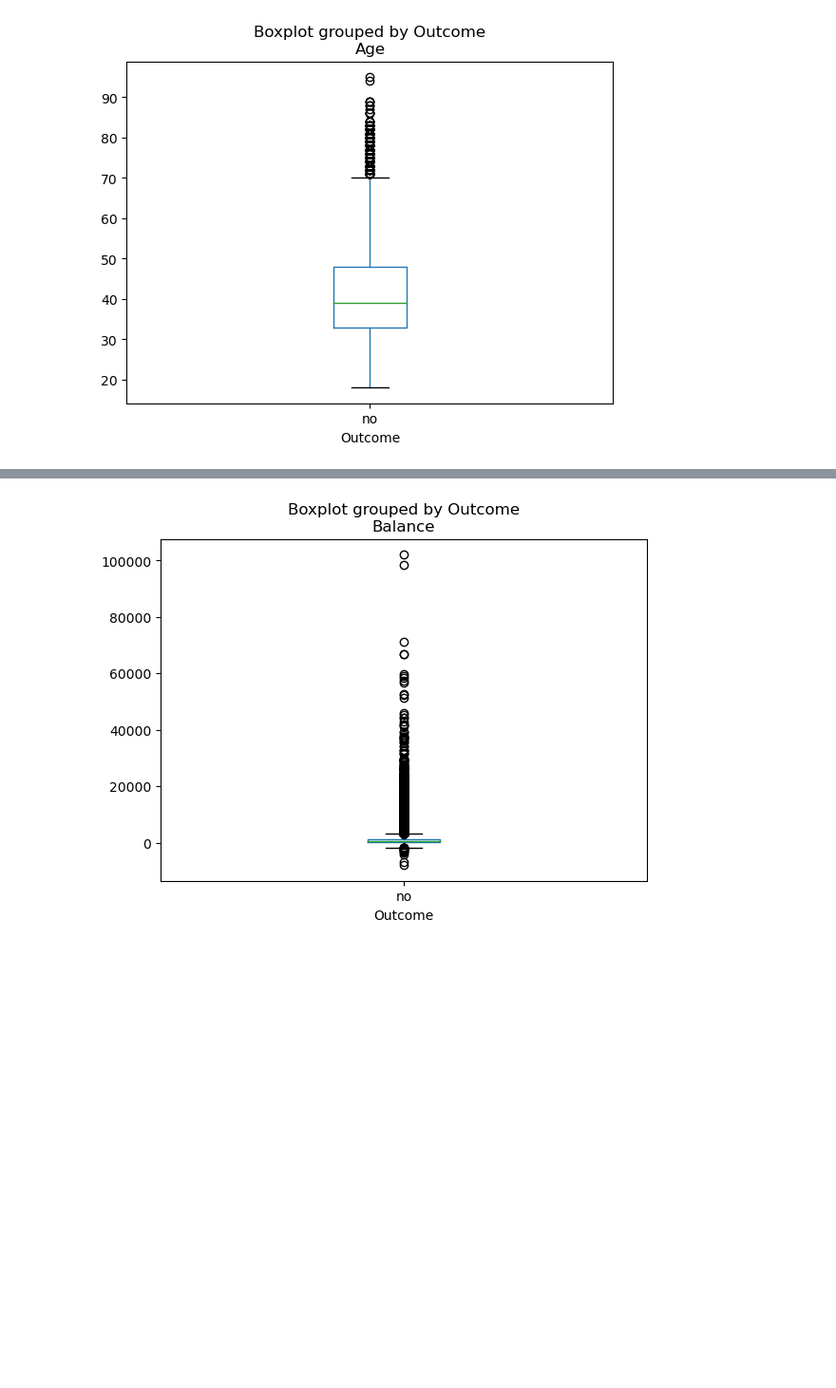
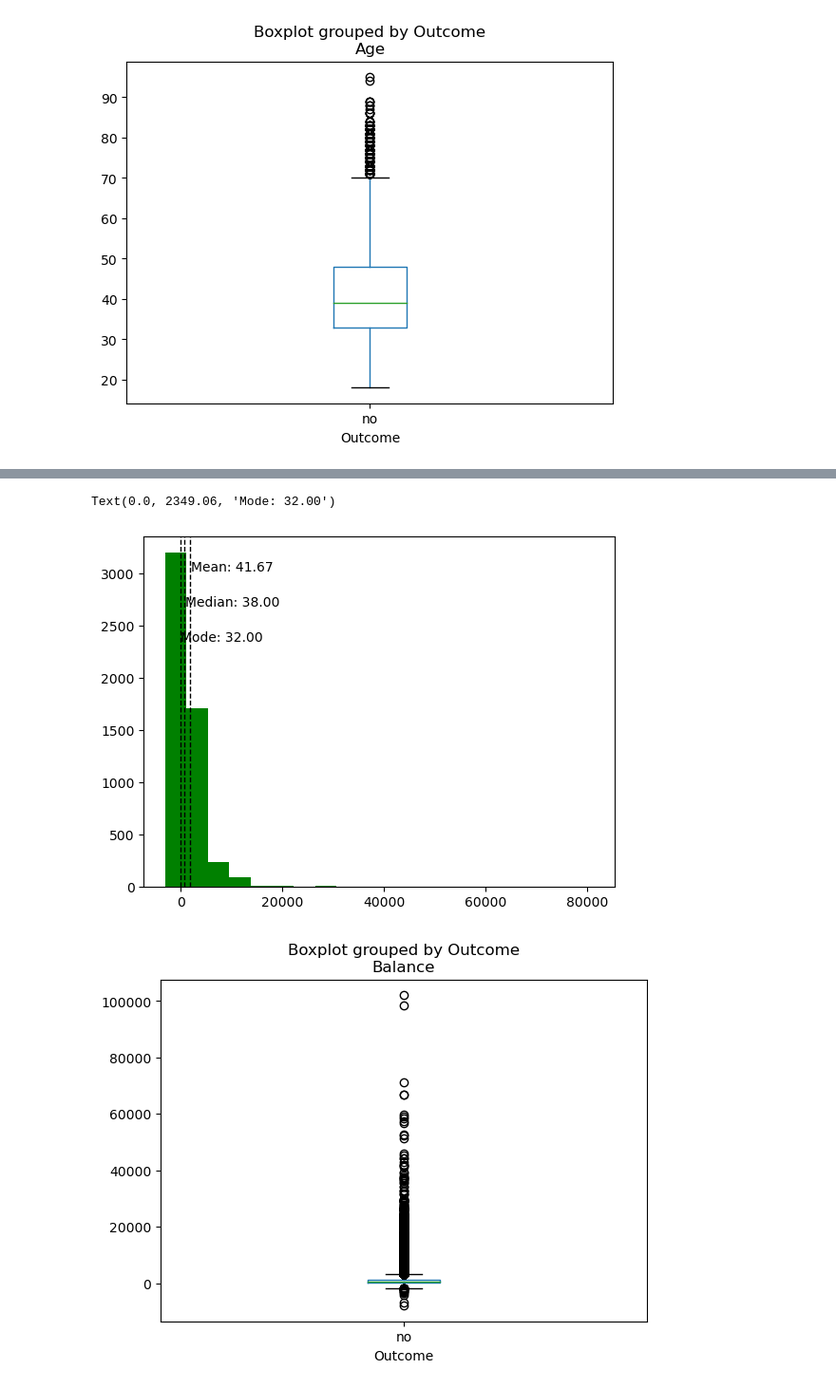
Before and after one commit to Prachi-Shah1002/Project_1, a Jupyter notebook: Main.ipynb, the cells around one changed output, grey strips where cells are left out. Shown: that part at 95% size. Drawn from its saved outputs; the diff is of its cells as text; code cells hidden in the pictures; blank space fills up the shorter version.

```diff
--- a/Main.ipynb
+++ b/Main.ipynb
@@ -545,3 +559,18 @@ Text(42.900000000000006, 5000.204999999999, 'Median: 39.00')
+# %%
+# outcome_yes['Balance'].plot(kind='box', title='Balance available with people saying yes')
+# plt.show()
+
+plt.hist(outcome_yes['Balance'], bins=20,color='green')
+plt.axvline(outcome_yes['Balance'].mean(), color='k', linestyle='dashed', linewidth=1)
+plt.axvline(outcome_yes['Balance'].median(), color='k', linestyle='dashed', linewidth=1)
+plt.axvline(outcome_yes['Balance'].mode().values[0], color='k', linestyle='dashed', linewidth=1)
+min_ylim, max_ylim = plt.ylim()
+plt.text(outcome_yes['Balance'].mean()*1.1, max_ylim*0.9, 'Mean: {:.2f}'.format(outcome_yes['Age'].mean()))
+plt.text(outcome_yes['Balance'].median()*1.2, max_ylim*0.8, 'Median: {:.2f}'.format(outcome_yes['Age'].median()))
+plt.text(outcome_yes['Balance'].mode().values[0]*1.45, max_ylim*0.7, 'Mode: {:.2f}'.format(outcome_yes['Age'].mode().values[0]))
+# %% [output]
+Text(0.0, 2349.06, 'Mode: 32.00')
+[figure, added]
 # %%
 # Generate a Box Plot for Yearly_Balance
 
```
Also changed, not shown: parts of 9 cells of this notebook.
